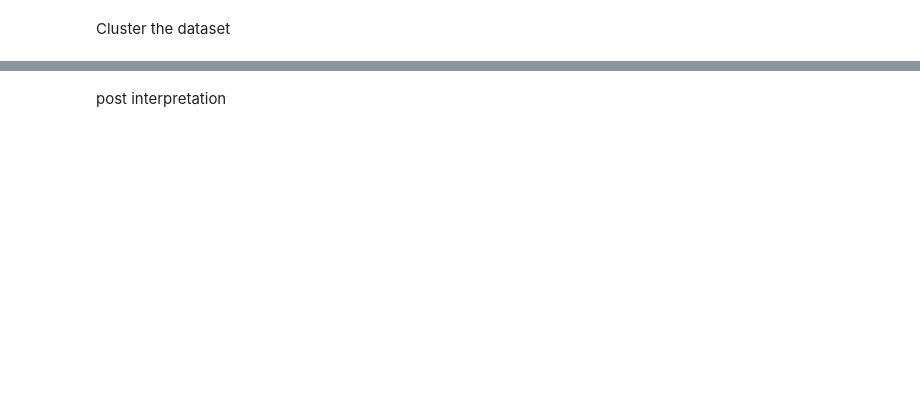
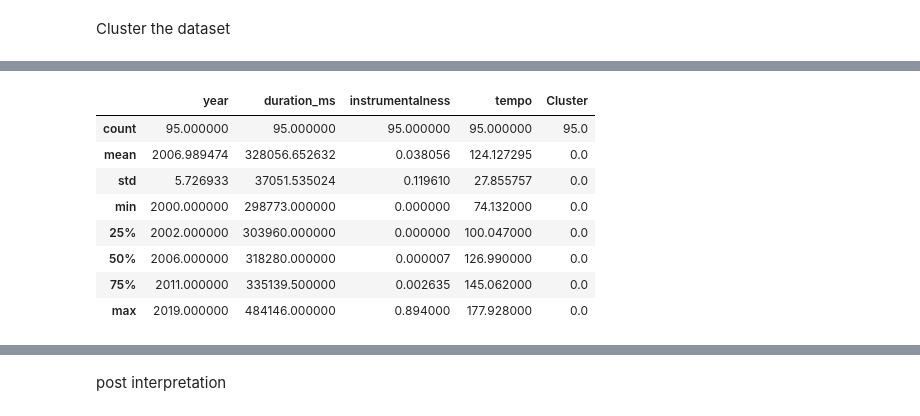
Before and after one commit to angelocguerra/csmodel-casestudy, a Jupyter notebook: MCO2.ipynb, the cells around one changed output, grey strips where cells are left out. Cells and saved outputs as stored; diff of their text form; code cells hidden in the pictures; blank space fills up the shorter version.

```diff
--- a/MCO2.ipynb
+++ b/MCO2.ipynb
@@ -1155,0 +1172,19 @@ fig.show()
+# %%
+cluster_0 = spotify_cluster_df.loc[spotify_cluster_df['Cluster'] == 0]
+cluster_1 = spotify_cluster_df.loc[spotify_cluster_df['Cluster'] == 1]
+cluster_2 = spotify_cluster_df.loc[spotify_cluster_df['Cluster'] == 2]
+cluster_3 = spotify_cluster_df.loc[spotify_cluster_df['Cluster'] == 3]
+cluster_4 = spotify_cluster_df.loc[spotify_cluster_df['Cluster'] == 4]
+cluster_5 = spotify_cluster_df.loc[spotify_cluster_df['Cluster'] == 5]
+# %%
+cluster_0.describe()
+# %% [output]
+|  | year | duration_ms | instrumentalness | tempo | Cluster |
+| count | 95.000000 | 95.000000 | 95.000000 | 95.000000 | 95.0 |
+| mean | 2006.989474 | 328056.652632 | 0.038056 | 124.127295 | 0.0 |
+| std | 5.726933 | 37051.535024 | 0.119610 | 27.855757 | 0.0 |
+| min | 2000.000000 | 298773.000000 | 0.000000 | 74.132000 | 0.0 |
+| 25% | 2002.000000 | 303960.000000 | 0.000000 | 100.047000 | 0.0 |
+| 50% | 2006.000000 | 318280.000000 | 0.000007 | 126.990000 | 0.0 |
+| 75% | 2011.000000 | 335139.500000 | 0.002635 | 145.062000 | 0.0 |
+| max | 2019.000000 | 484146.000000 | 0.894000 | 177.928000 | 0.0 |
```
Also changed, not shown: parts of 31 cells of this notebook.
